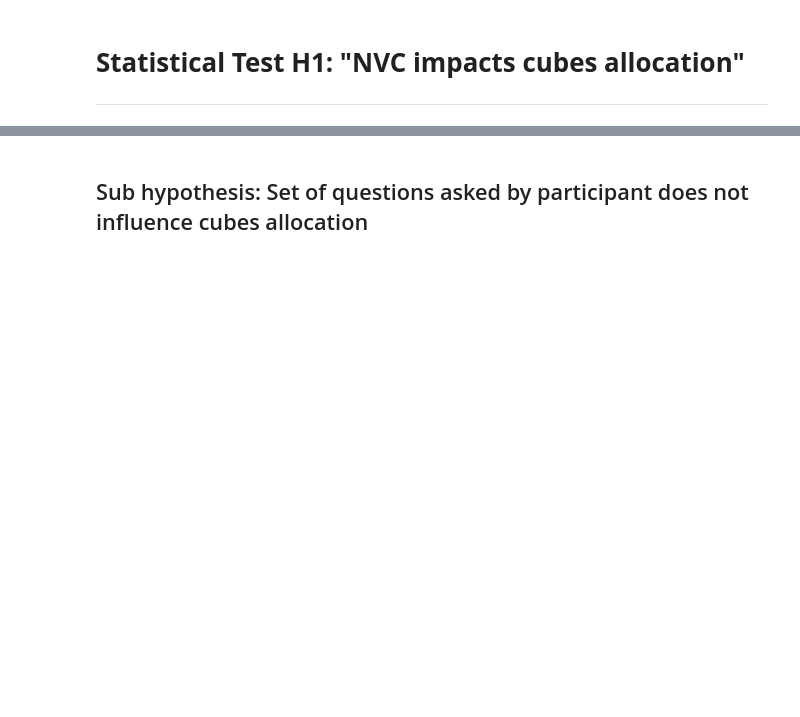
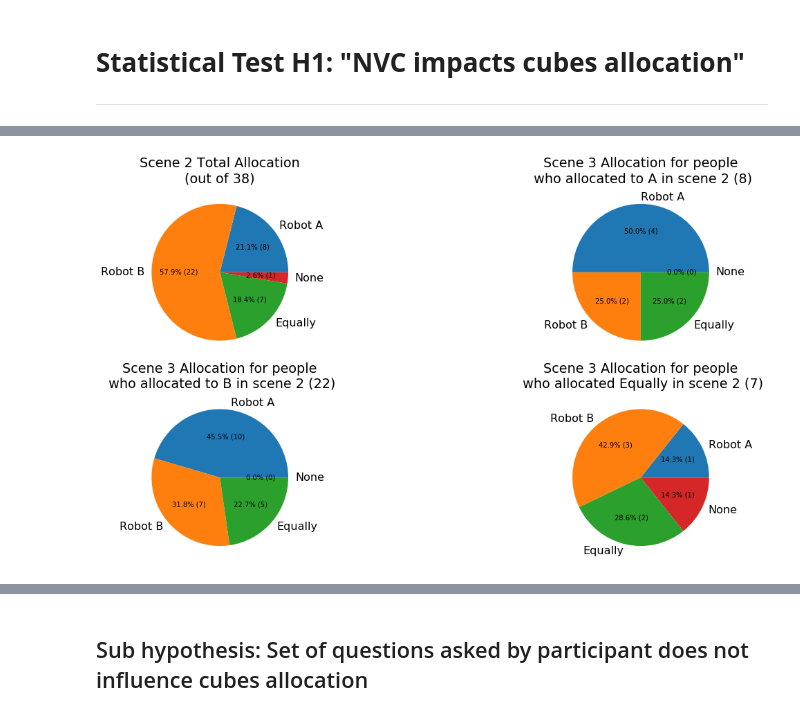
Before and after one commit to nilesh0109/PHRI_1920, a Jupyter notebook: evaluation/phri_eval.ipynb, the cells around one changed output, grey strips where cells are left out. Saved outputs shown, nothing was run; the diff lists cells and outputs as text; code cells hidden in the pictures; blank space fills up the shorter version.

```diff
--- a/evaluation/phri_eval.ipynb
+++ b/evaluation/phri_eval.ipynb
@@ -275,0 +270,42 @@ cubes_by_participant_scenes_1[["robot_a","robot_b"]].plot(kind = 'bar', yticks=r
+# %%
+participant_preferred_B = filtered_data.query('scene==2 and robot_b > robot_a')['participant']
+participant_preferred_A = filtered_data.query('scene==2 and robot_a > robot_b')['participant']
+participant_preferred_both = filtered_data.query('scene==2 and robot_a == robot_b and robot_a>0')['participant']
+participant_preferred_none = filtered_data.query('scene==2 and robot_a == robot_b and robot_a==0')['participant']
+
+def get_allocation_count_in_next_scene(scene_no, prev_scene_allocation):
+  preferred_A = filtered_data.query('scene==@scene_no and robot_a > robot_b and participant in @prev_scene_allocation')['participant']
+  preferred_B = filtered_data.query('scene==@scene_no and robot_b > robot_a and participant in @prev_scene_allocation')['participant']
+  preferred_Both = filtered_data.query('scene==@scene_no and robot_a == robot_b and robot_b>0 and participant in @prev_scene_allocation')['participant']
+  preferred_None = filtered_data.query('scene==@scene_no and robot_a == robot_b and robot_b==0 and participant in @prev_scene_allocation')['participant']
+  return [preferred_A.count(), preferred_B.count(), preferred_Both.count(), preferred_None.count()]
+# %%
+def make_autopct(values):
+    def autopct(pct):
+        total = sum(values)
+        val = int(round(pct*total/100.0))
+        return '{p:.1f}% ({v:d})'.format(p=pct,v=val)
+    return autopct
+
+vals = np.array([get_allocation_count_in_next_scene(3, participant_preferred_A),
+                 get_allocation_count_in_next_scene(3, participant_preferred_B),
+                 get_allocation_count_in_next_scene(3, participant_preferred_both),
+                 get_allocation_count_in_next_scene(3, participant_preferred_none)
+                 ])
+labels = ['Robot A', 'Robot B', 'Equally', 'None']
+fig, ax = plt.subplots(2,2, figsize=(20,10))
+ax[0][0].pie(vals.sum(axis=1), radius=1, labels=labels, autopct=make_autopct(vals.sum(axis=1)))
+ax[0][0].set(aspect="equal")
+ax[0][0].set_title("Scene 2 Total Allocation\n(out of "+str(vals.sum())+")")
+ax[0][1].pie(vals[0], radius=1, labels=labels, autopct=make_autopct(vals[0]))
+ax[0][1].set(aspect="equal")
+ax[0][1].set_title("Scene 3 Allocation for people\n who allocated to A in scene 2 ("+str(vals[0].sum())+")")
+ax[1][0].pie(vals[1], radius=1, labels=labels, autopct=make_autopct(vals[1]))
+ax[1][0].set(aspect="equal")
+ax[1][0].set_title("Scene 3 Allocation for people\n who allocated to B in scene 2 ("+str(vals[1].sum())+")")
+ax[1][1].pie(vals[2], radius=1, labels=labels, autopct=make_autopct(vals[2]))
+ax[1][1].set(aspect="equal")
+ax[1][1].set_title("Scene 3 Allocation for people\n who allocated Equally in scene 2 ("+str(vals[2].sum())+")")
+plt.show()
+# %% [output]
+[figure, added]
```
Also changed, not shown: parts of 52 cells of this notebook.
